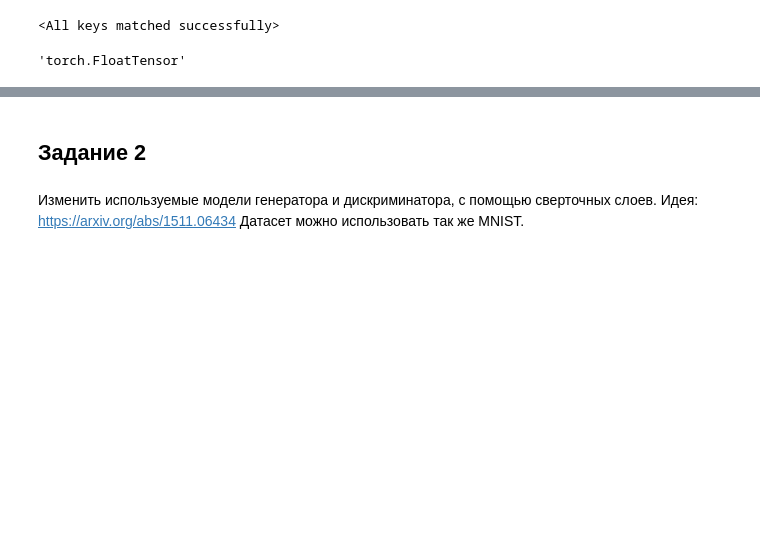
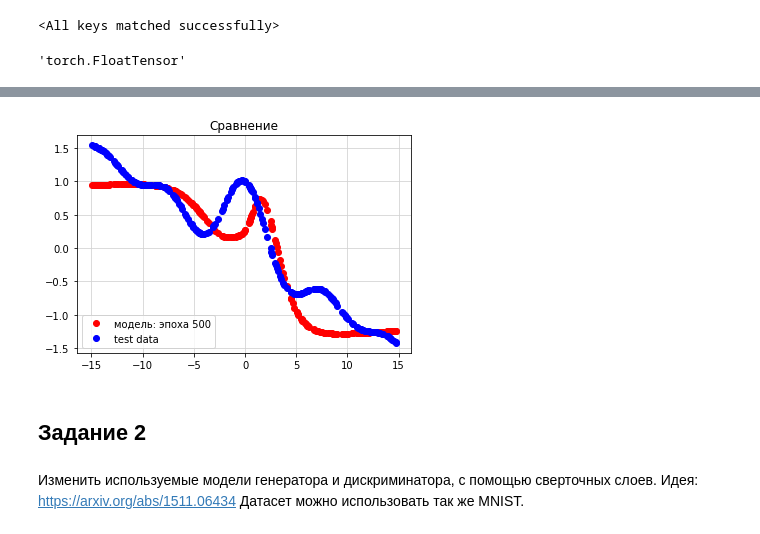
Before and after one commit to VitalyGladyshev/gb_pytorch, a Jupyter notebook: HW_03_Pytorch.ipynb, the cells around one changed output, grey strips where cells are left out. Saved outputs shown, nothing was run; the diff lists cells and outputs as text; code cells hidden in the pictures; blank space fills up the shorter version.

```diff
--- a/HW_03_Pytorch.ipynb
+++ b/HW_03_Pytorch.ipynb
@@ -316,3 +321,22 @@ plt.show()
+# %%
+x_test = []
+y_test = []
+
+for x, y in test_loader:
+    x_test.append(x), y_test.append(y)
+# %%
+xt = torch.FloatTensor(x_test).to(device)
+gen_numbers_t = generator_f(xt.view(len(x_test), 1))
+# %%
+plt.plot(x_test, gen_numbers_t.detach().cpu().numpy(), 'ro', label=f"модель: эпоха {n_epochs}")
+plt.plot(x_test, y_test, 'bo', label=f"test data")
+
+plt.legend(loc="lower left")
+plt.grid(color="lightgrey")
+plt.title('Сравнение' )
+plt.show()
+# %% [output]
+[figure, added]
 # %% [markdown]
 ## Задание 2
 # %% [markdown]
```
Also changed, not shown: parts of 26 cells of this notebook.
